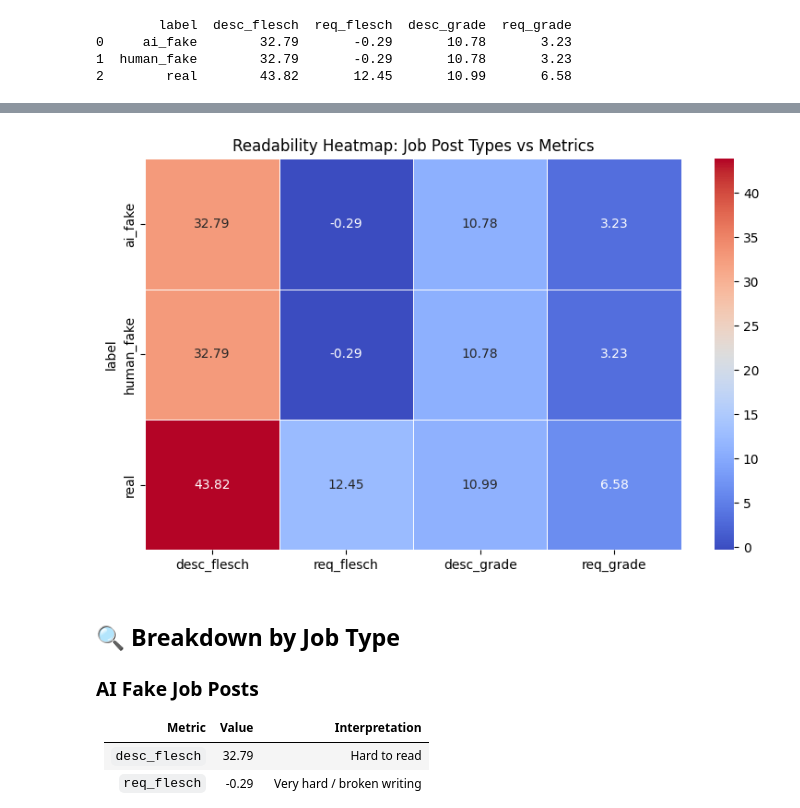
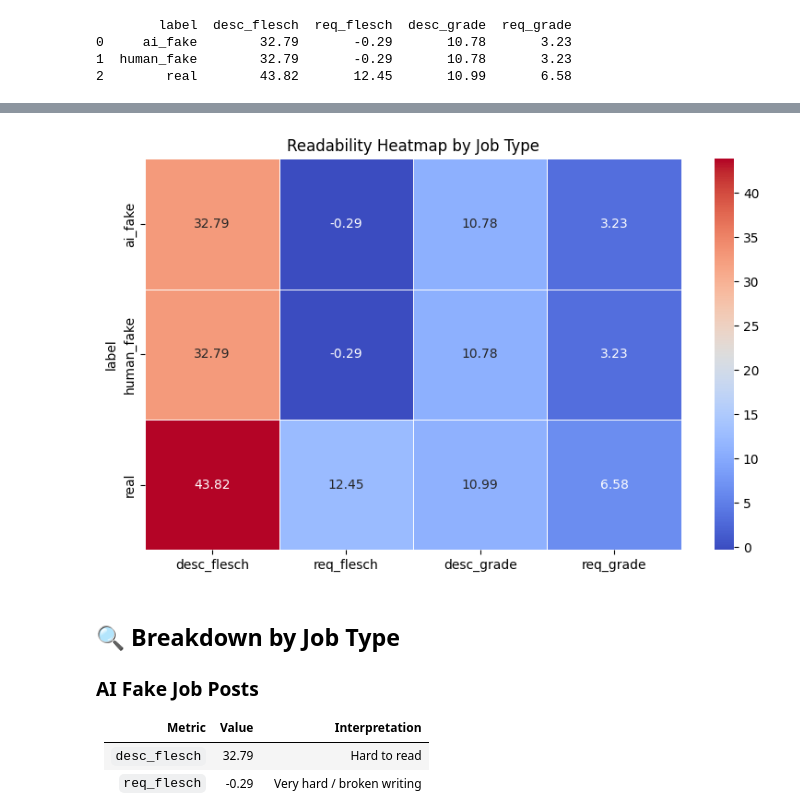
Before and after one commit to MIT-Emerging-Talent/ET6-CDSP-group-21-repo, a Jupyter notebook: 4_data_analysis/readability.ipynb, the cells around one changed output, grey strips where cells are left out. Saved outputs shown, nothing was run; the diff lists cells and outputs as text; code cells hidden in the pictures.

```diff
--- a/4_data_analysis/readability.ipynb
+++ b/4_data_analysis/readability.ipynb
@@ -164,14 +176,15 @@ Passing `palette` without assigning `hue` is deprecated and will be removed in v
 # %%
-# Heatmap of All Readability Metrics
-
+# Heatmap
+plt.figure(figsize=(8, 5))
 heatmap_data = avg_readability.set_index("label")
-plt.figure(figsize=(8, 5))
-sns.heatmap(heatmap_data, annot=True, cmap="coolwarm", fmt=".2f", linewidths=0.5)
-plt.title("Readability Heatmap: Job Post Types vs Metrics")
+sns.heatmap(
+    heatmap_data, annot=True, cmap="coolwarm", fmt=".2f", linewidths=0.5
+)
+plt.title("Readability Heatmap by Job Type")
 plt.tight_layout()
 plt.show()
 # %% [output]
-[figure, old version]
+[figure, new version]
 # %% [markdown]
 ## 🔍 Breakdown by Job Type
 
```
Also changed, not shown: parts of 1 cell of this notebook.
